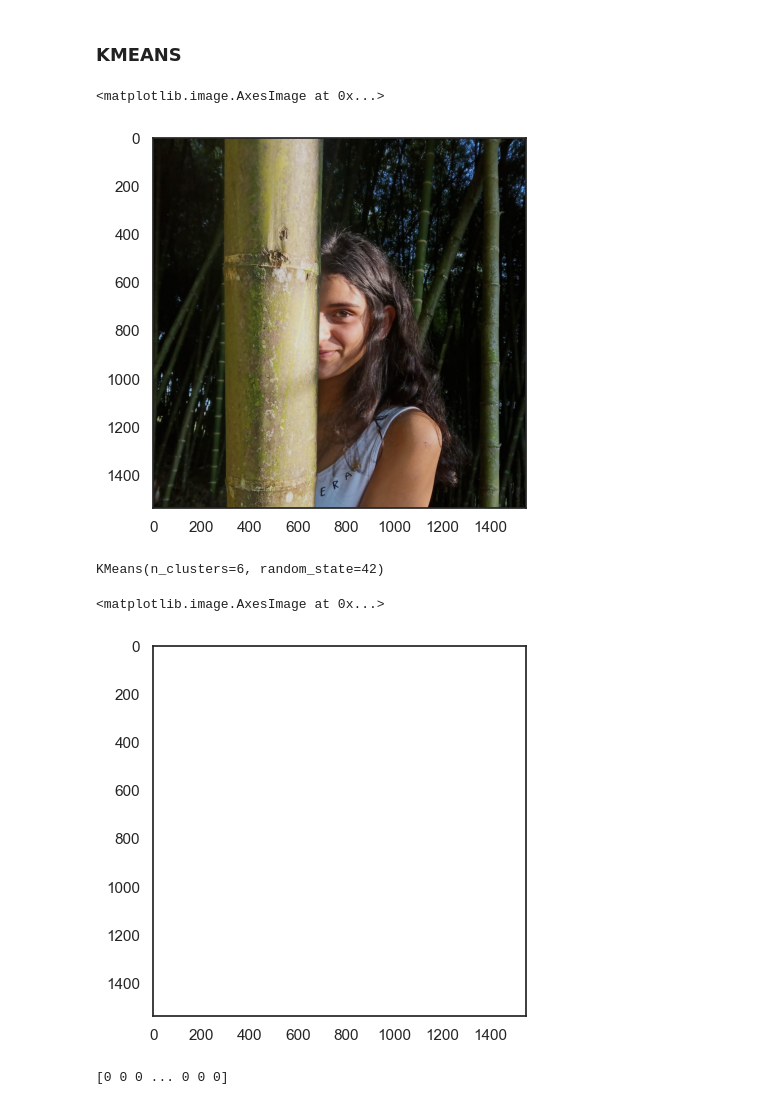
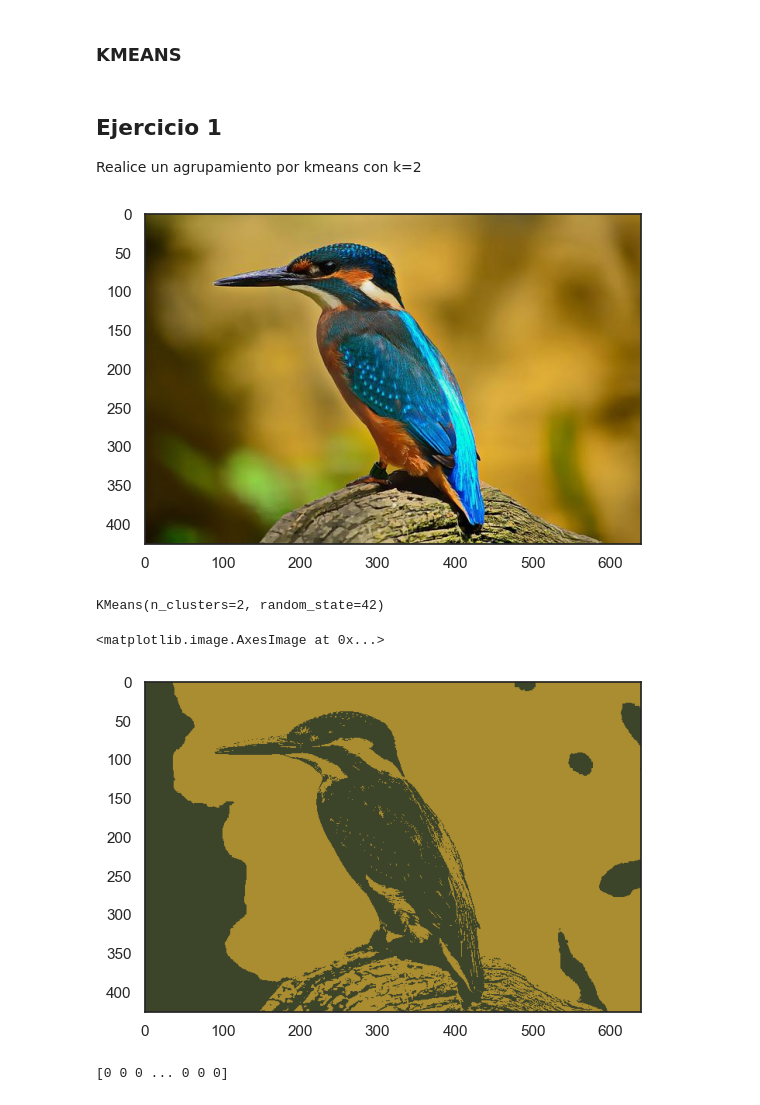
Before and after one commit to MrBloom911/TareasComputacional, a Jupyter notebook: Clustering.ipynb, the cells around one changed output. Saved outputs shown, nothing was run; the diff lists cells and outputs as text; code cells hidden in the pictures.

Commit message:
se realizo el kmeans con k=2

```diff
--- a/Clustering.ipynb
+++ b/Clustering.ipynb
@@ -98,26 +98,39 @@ print(porcen*100)
 ### KMEANS
 # %%
 from sklearn.cluster import KMeans
+# %% [markdown]
+ ## Ejercicio 1
+
+  Realice un agrupamiento por kmeans con k=2
 # %%
-img=plt.imread('Sunnylady.jpg')
+#img=plt.imread('Sunnylady.jpg')
+img = plt.imread('https://cf-courses-data.s3.us.cloud-object-storage.appdomain.cloud/IBM-ML0187EN-SkillsNetwork/labs/module%203/images/kingfisher.jpeg', format='jpeg')
 plt.imshow(img)
 # %% [output]
-<matplotlib.image.AxesImage at 0x...>
-[figure, old version]
+[figure, new version]
 # %%
-numG=6
-Kimg=img.reshape(-1,1)
+'''Se rescala la imagen de una matriz donde cada posición tenia los valores de los 3 canales a una array con los valores
+de los 3 canales en cada pixel'''
+numG=2
+Kimg=img.reshape(-1,3)
 kmG=KMeans(n_clusters=numG, random_state=42)
 kmG.fit(Kimg)
 # %% [output]
-KMeans(n_clusters=6, random_state=42)
+KMeans(n_clusters=2, random_state=42)
 # %%
+'''La segmentación parte de una "mascara" que es una array de 0's con el tamaño de la array de los 3 canales'''
 seg=np.zeros(Kimg.shape)
-for i in range(numG):
-    seg[kmG.labels_== i] =  kmG.cluster_centers_[i]
+lis=set(kmG.labels_)
+r=len(lis)
+for i in lis:
+'''Para cada i en la lista de clusters si el cluster de un dato coincide con la iteración entonces esa posición tomara
+el mismo valor para todos los canales el cual es el valor del centro del cluster de la i-esima iteración'''
+    seg[kmG.labels_== i,:] =  kmG.cluster_centers_[i]
+'''se re escala el segmento a partir de la forma de la imagen, por lo que cada posición que solia ser una fila de la array
+tiene los 3 canales con el valor al cluster que pertenecen'''
 seg = seg.reshape(img.shape).astype(np.uint8)
 plt.imshow(seg)
 # %% [output]
 <matplotlib.image.AxesImage at 0x...>
-[figure, old version]
+[figure, new version]
 # %%
```
Also changed, not shown: parts of 1 cell of this notebook.
